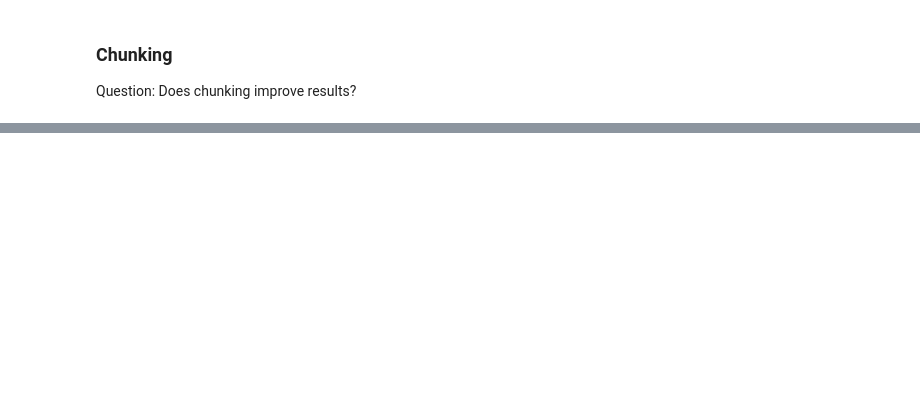
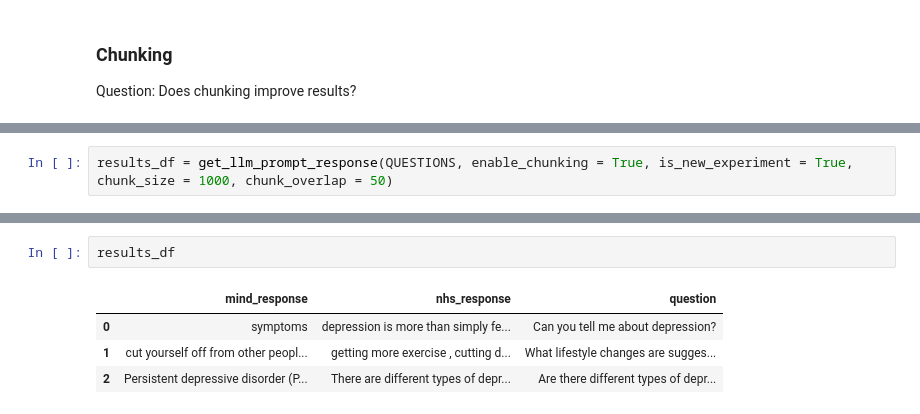
Before and after one commit to fuzzylabs/MindGPT, a Jupyter notebook: experiments/data_chunking_experiments.ipynb, the cells around one changed output, grey strips where cells are left out. Saved outputs shown, nothing was run; the diff lists cells and outputs as text; blank space fills up the shorter version.

```diff
--- a/experiments/data_chunking_experiments.ipynb
+++ b/experiments/data_chunking_experiments.ipynb
@@ -548,0 +582,2 @@ Token indices sequence length is longer than the specified maximum sequence leng
+# %%
+results_df = get_llm_prompt_response(QUESTIONS, enable_chunking = True, is_new_experiment = True, chunk_size = 1000, chunk_overlap = 50)
@@ -548,0 +680,7 @@ Token indices sequence length is longer than the specified maximum sequence leng
+# %%
+results_df
+# %% [output]
+|  | mind_response | nhs_response | question |
+| 0 | symptoms | depression is more than simply fe... | Can you tell me about depression? |
+| 1 | cut yourself off from other peopl... | getting more exercise , cutting d... | What lifestyle changes are sugges... |
+| 2 | Persistent depressive disorder (P... | There are different types of depr... | Are there different types of depr... |
```
Also changed, not shown: parts of 9 cells of this notebook.
